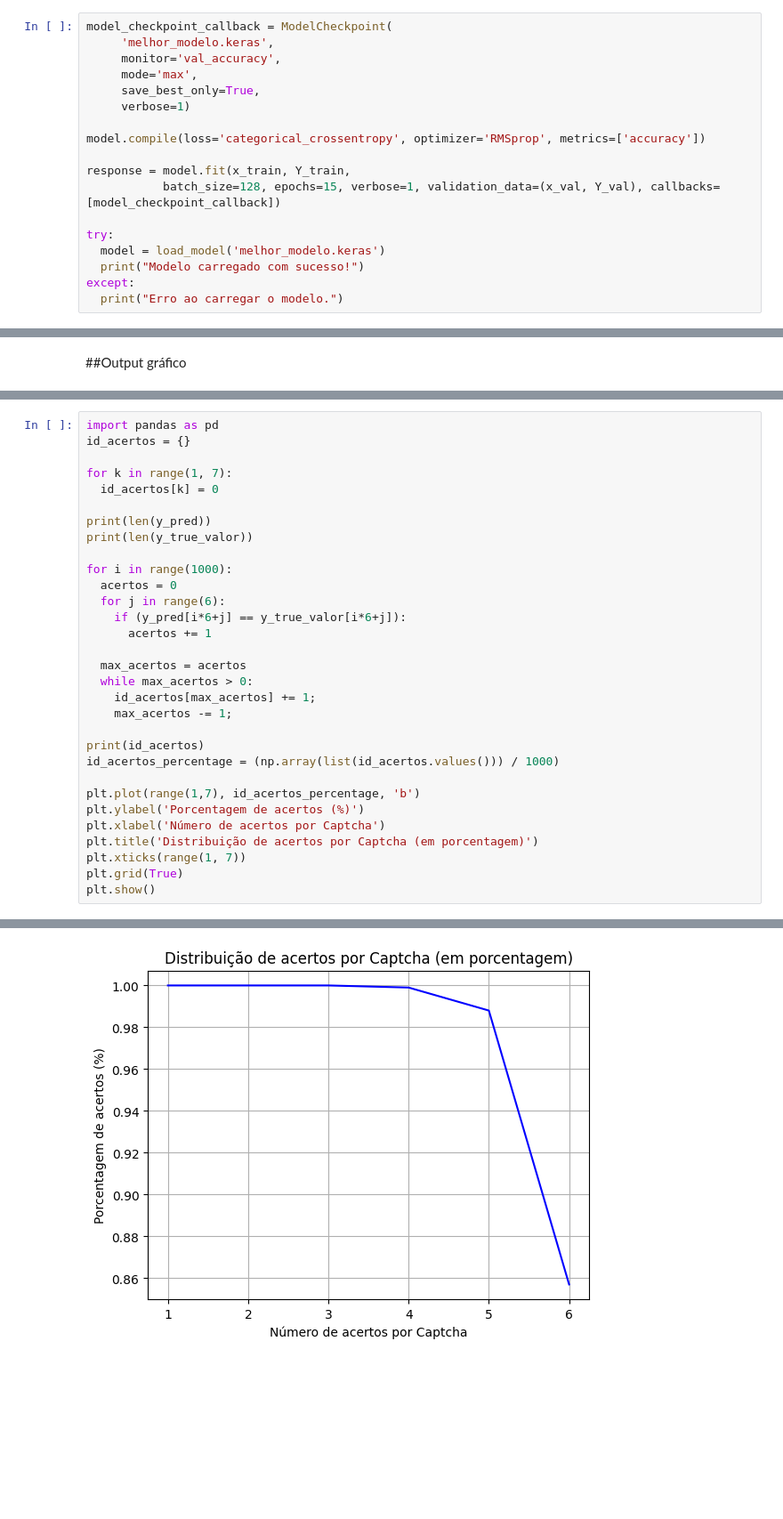
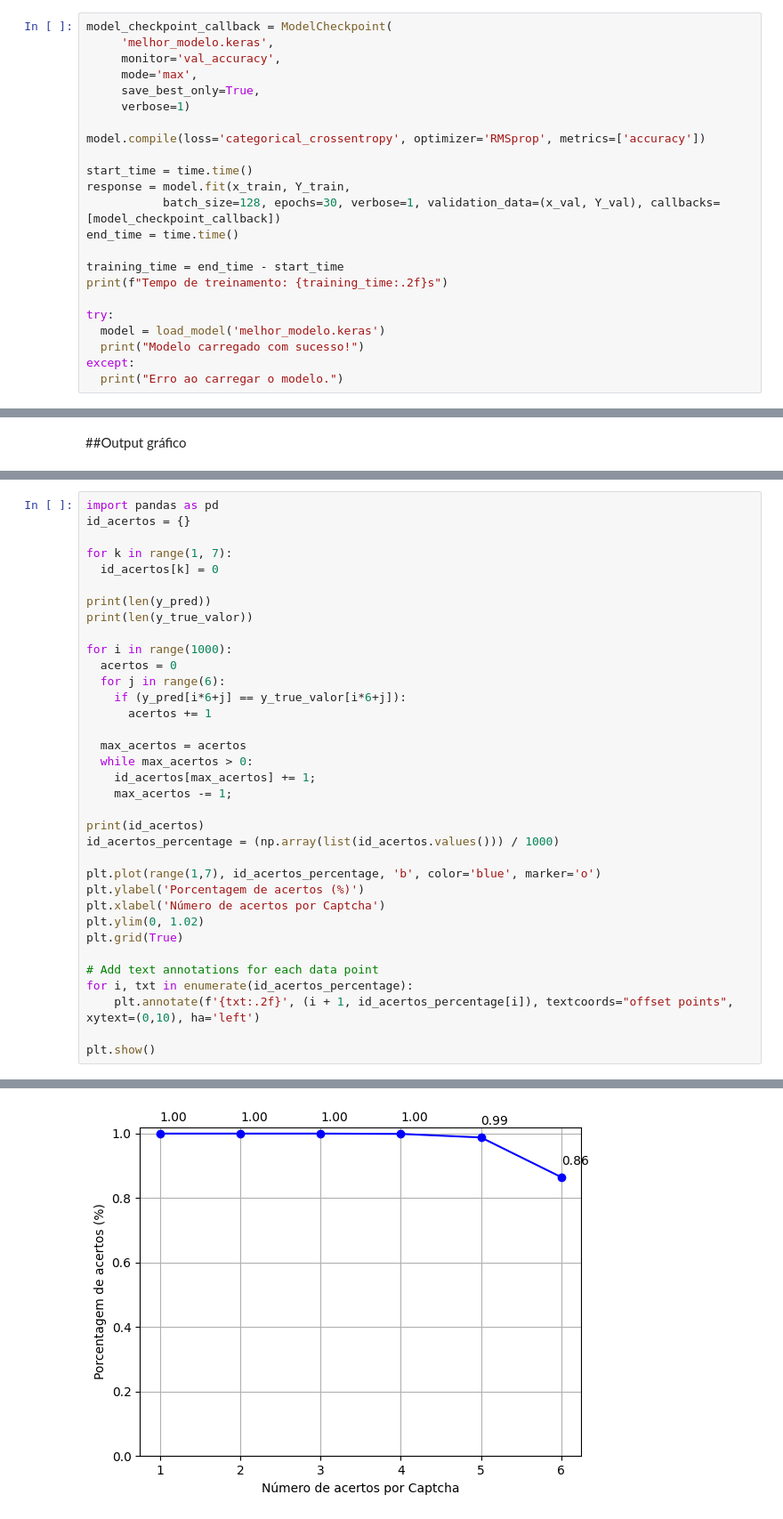
Before and after one commit to arthurqu18/arthurqu18, a Jupyter notebook: trabalho2.ipynb, the cells around one changed output, grey strips where cells are left out. Shown at 89% size. Drawn from its saved outputs; the diff is of its cells as text; blank space fills up the shorter version.

```diff
--- a/trabalho2.ipynb
+++ b/trabalho2.ipynb
@@ -397,8 +402,13 @@ model_checkpoint_callback = ModelCheckpoint(
 
 model.compile(loss='categorical_crossentropy', optimizer='RMSprop', metrics=['accuracy'])
 
+start_time = time.time()
 response = model.fit(x_train, Y_train,
-           batch_size=128, epochs=15, verbose=1, validation_data=(x_val, Y_val), callbacks=[model_checkpoint_callback])
+           batch_size=128, epochs=30, verbose=1, validation_data=(x_val, Y_val), callbacks=[model_checkpoint_callback])
+end_time = time.time()
+
+training_time = end_time - start_time
+print(f"Tempo de treinamento: {training_time:.2f}s")
 
 try:
   model = load_model('melhor_modelo.keras')
@@ -469,12 +531,16 @@ for i in range(1000):
 print(id_acertos)
 id_acertos_percentage = (np.array(list(id_acertos.values())) / 1000)
 
-plt.plot(range(1,7), id_acertos_percentage, 'b')
+plt.plot(range(1,7), id_acertos_percentage, 'b', color='blue', marker='o')
 plt.ylabel('Porcentagem de acertos (%)')
 plt.xlabel('Número de acertos por Captcha')
-plt.title('Distribuição de acertos por Captcha (em porcentagem)')
-plt.xticks(range(1, 7))
+plt.ylim(0, 1.02)
 plt.grid(True)
+
+# Add text annotations for each data point
+for i, txt in enumerate(id_acertos_percentage):
+    plt.annotate(f'{txt:.2f}', (i + 1, id_acertos_percentage[i]), textcoords="offset points", xytext=(0,10), ha='left')
+
 plt.show()
 # %% [output]
 6000
@@ -483 +549 @@ plt.show()
-[figure, old version]
+[figure, new version]
```
Also changed, not shown: parts of 13 cells of this notebook.
